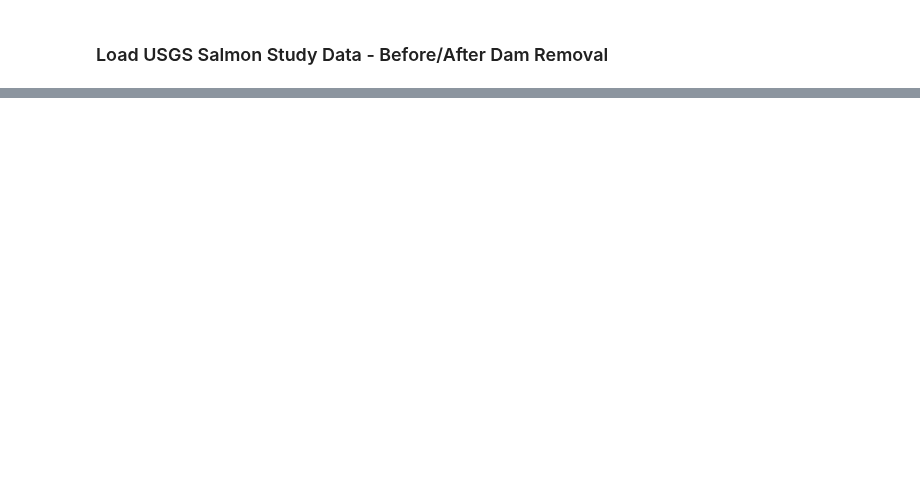
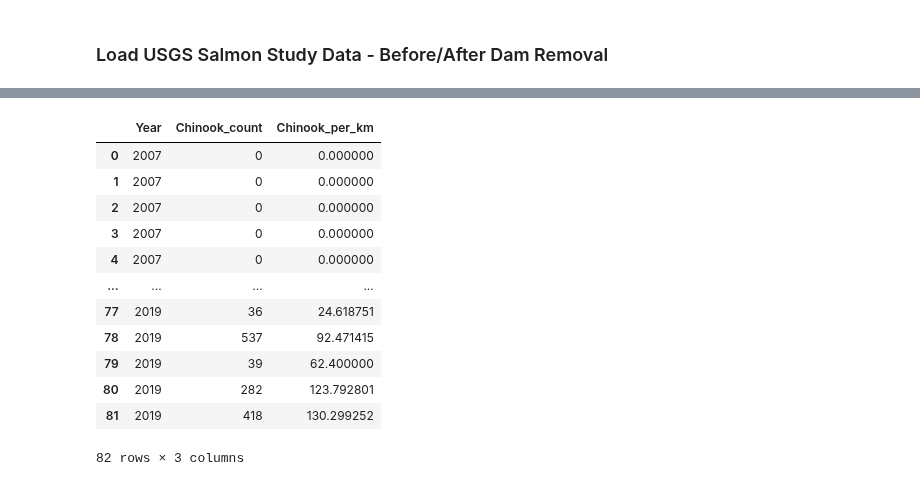
Before and after one commit to nym-veach/final-project-nym-veach, a Jupyter notebook: notebooks/elwha-river-salmon-project-final.ipynb, the cells around one changed output, grey strips where cells are left out. Cells and saved outputs as stored; diff of their text form; code cells hidden in the pictures; blank space fills up the shorter version.

```diff
--- a/notebooks/elwha-river-salmon-project-final.ipynb
+++ b/notebooks/elwha-river-salmon-project-final.ipynb
@@ -179,0 +234,20 @@ WARNING:bokeh.core.validation.check:W-1005 (FIXED_SIZING_MODE): 'fixed' sizing m
+# %%
+# Create dataframe with Year and Coho_count and Coho_per_km
+chinook_year_df = salmon_df[['Year', 'Chinook_count', 'Chinook_per_km']]
+
+# Look at dataframe
+chinook_year_df
+# %% [output]
+|  | Year | Chinook_count | Chinook_per_km |
+| 0 | 2007 | 0 | 0.000000 |
+| 1 | 2007 | 0 | 0.000000 |
+| 2 | 2007 | 0 | 0.000000 |
+| 3 | 2007 | 0 | 0.000000 |
+| 4 | 2007 | 0 | 0.000000 |
+| ... | ... | ... | ... |
+| 77 | 2019 | 36 | 24.618751 |
+| 78 | 2019 | 537 | 92.471415 |
+| 79 | 2019 | 39 | 62.400000 |
+| 80 | 2019 | 282 | 123.792801 |
+| 81 | 2019 | 418 | 130.299252 |
+82 rows × 3 columns
```
Also changed, not shown: parts of 8 cells of this notebook, 1 other file.
